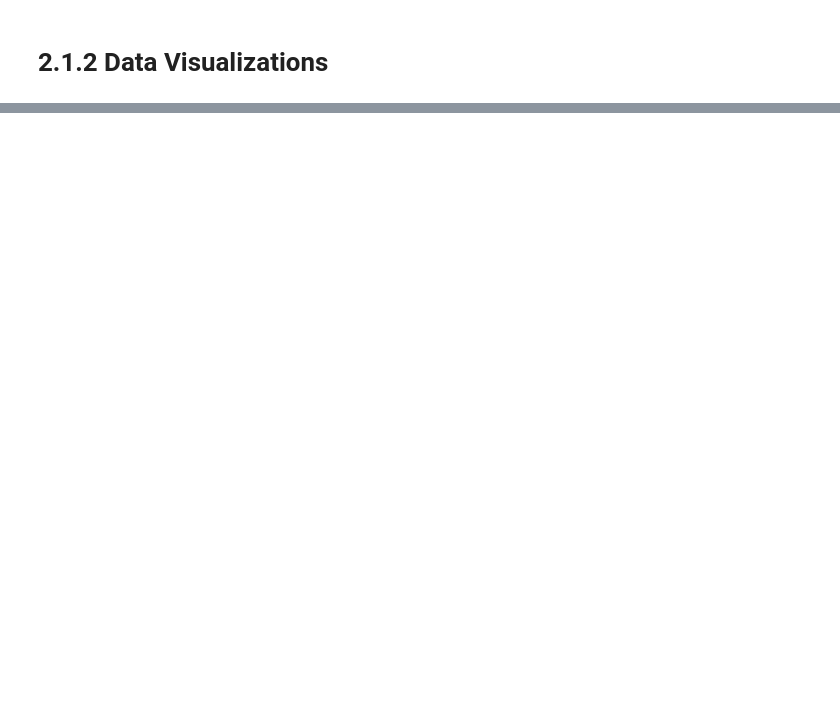
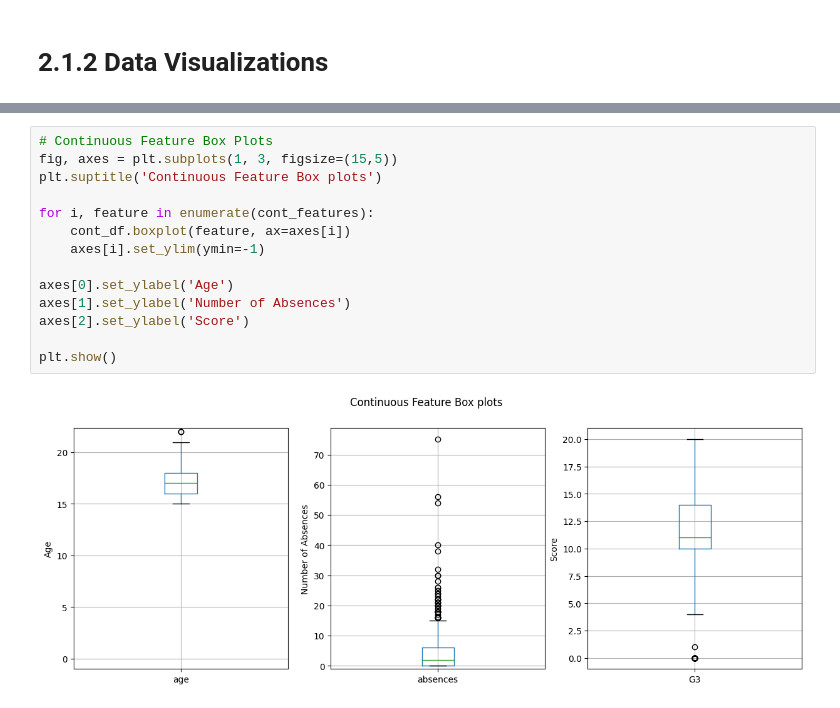
Before and after one commit to razatsutradhar/DS_exam_evaluation, a Jupyter notebook: progress_report_2.1_2.1.2.ipynb, the cells around one changed output, grey strips where cells are left out. Drawn from its saved outputs; the diff is of its cells as text; blank space fills up the shorter version.

```diff
--- a/progress_report_2.1_2.1.2.ipynb
+++ b/progress_report_2.1_2.1.2.ipynb
@@ -90,0 +110,16 @@ plt.show()
+# %%
+# Continuous Feature Box Plots
+fig, axes = plt.subplots(1, 3, figsize=(15,5))
+plt.suptitle('Continuous Feature Box plots')
+
+for i, feature in enumerate(cont_features):
+    cont_df.boxplot(feature, ax=axes[i])
+    axes[i].set_ylim(ymin=-1)
+
+axes[0].set_ylabel('Age')
+axes[1].set_ylabel('Number of Absences')
+axes[2].set_ylabel('Score')
+
+plt.show()
+# %% [output]
+[figure, added]
```
Also changed, not shown: parts of 7 cells of this notebook.
